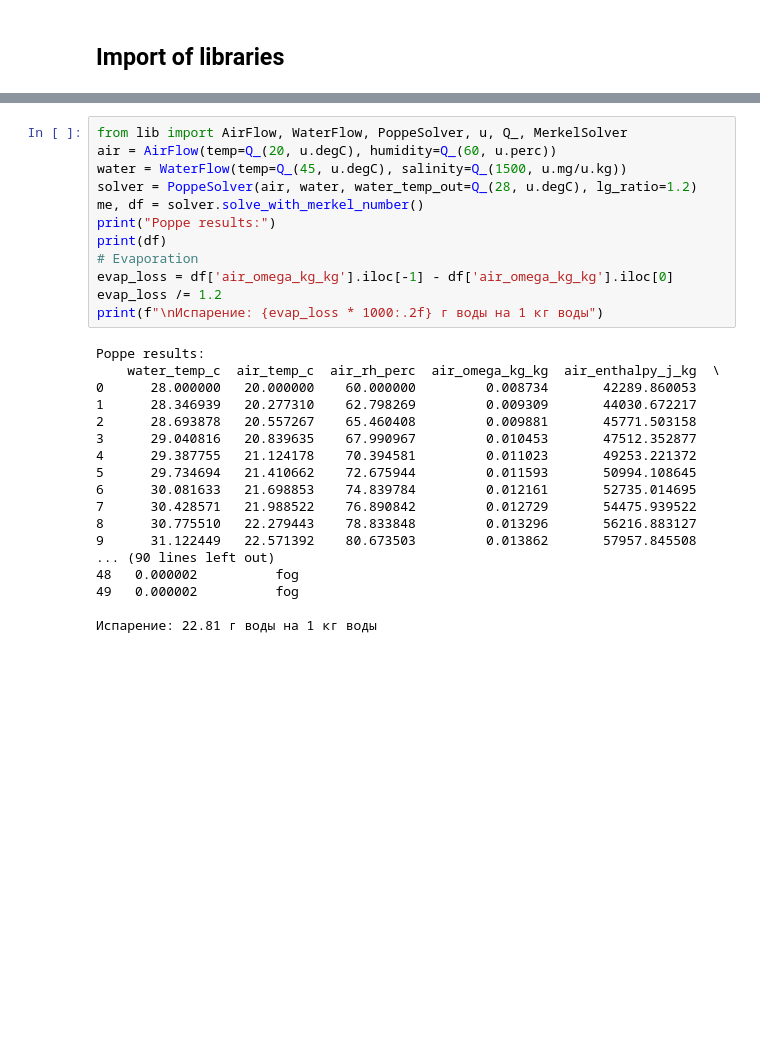
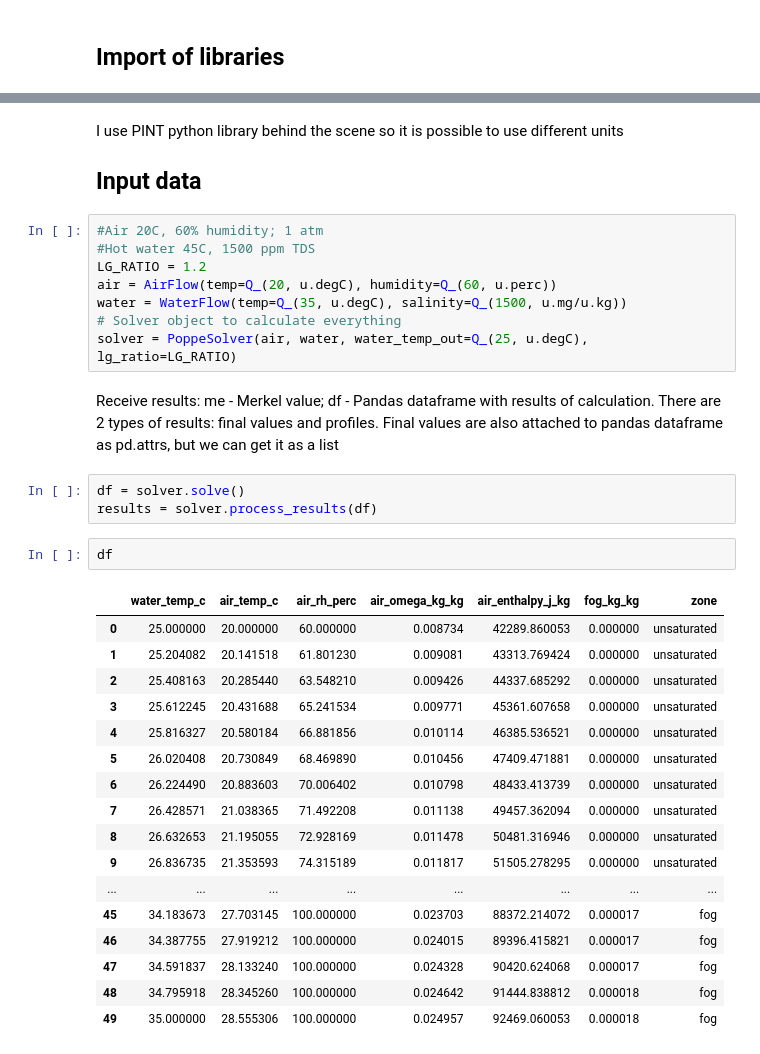
Before and after one commit to fscontrol/water_calc, a Jupyter notebook: poppe.ipynb, the cells around one changed output, grey strips where cells are left out. Cells and saved outputs as stored; diff of their text form; blank space fills up the shorter version.

```diff
--- a/poppe.ipynb
+++ b/poppe.ipynb
@@ -5,30 +13,37 @@
+# %% [markdown]
+I use PINT python library behind the scene so it is possible to use different units
+
+## Input data
 # %%
-from lib import AirFlow, WaterFlow, PoppeSolver, u, Q_, MerkelSolver
+#Air 20C, 60% humidity; 1 atm
+#Hot water 45C, 1500 ppm TDS
+LG_RATIO = 1.2
 air = AirFlow(temp=Q_(20, u.degC), humidity=Q_(60, u.perc))
-water = WaterFlow(temp=Q_(45, u.degC), salinity=Q_(1500, u.mg/u.kg))
-solver = PoppeSolver(air, water, water_temp_out=Q_(28, u.degC), lg_ratio=1.2)
-me, df = solver.solve_with_merkel_number()
-print("Poppe results:")
-print(df)
-# Evaporation
-evap_loss = df['air_omega_kg_kg'].iloc[-1] - df['air_omega_kg_kg'].iloc[0]
-evap_loss /= 1.2
-print(f"\nИспарение: {evap_loss * 1000:.2f} г воды на 1 кг воды")
+water = WaterFlow(temp=Q_(35, u.degC), salinity=Q_(1500, u.mg/u.kg))
+# Solver object to calculate everything
+solver = PoppeSolver(air, water, water_temp_out=Q_(25, u.degC), lg_ratio=LG_RATIO)
-# %% [output]
-Poppe results:
-    water_temp_c  air_temp_c  air_rh_perc  air_omega_kg_kg  air_enthalpy_j_kg  \
-0      28.000000   20.000000    60.000000         0.008734       42289.860053
-1      28.346939   20.277310    62.798269         0.009309       44030.672217
-2      28.693878   20.557267    65.460408         0.009881       45771.503158
-3      29.040816   20.839635    67.990967         0.010453       47512.352877
-4      29.387755   21.124178    70.394581         0.011023       49253.221372
-5      29.734694   21.410662    72.675944         0.011593       50994.108645
-6      30.081633   21.698853    74.839784         0.012161       52735.014695
-7      30.428571   21.988522    76.890842         0.012729       54475.939522
-8      30.775510   22.279443    78.833848         0.013296       56216.883127
-9      31.122449   22.571392    80.673503         0.013862       57957.845508
-... (90 lines left out)
-48   0.000002          fog
-49   0.000002          fog
-
-Испарение: 22.81 г воды на 1 кг воды
+# %% [markdown]
+Receive results: me - Merkel value; df - Pandas dataframe with results of calculation. There are 2 types of results: final values and profiles. Final values are also attached to pandas dataframe as pd.attrs, but we can get it as a list
+# %%
+df = solver.solve()
+results = solver.process_results(df)
+# %%
+df
+# %% [output]
+|  | water_temp_c | air_temp_c | air_rh_perc | air_omega_kg_kg | air_enthalpy_j_kg | fog_kg_kg | zone |
+| 0 | 25.000000 | 20.000000 | 60.000000 | 0.008734 | 42289.860053 | 0.000000 | unsaturated |
+| 1 | 25.204082 | 20.141518 | 61.801230 | 0.009081 | 43313.769424 | 0.000000 | unsaturated |
+| 2 | 25.408163 | 20.285440 | 63.548210 | 0.009426 | 44337.685292 | 0.000000 | unsaturated |
+| 3 | 25.612245 | 20.431688 | 65.241534 | 0.009771 | 45361.607658 | 0.000000 | unsaturated |
+| 4 | 25.816327 | 20.580184 | 66.881856 | 0.010114 | 46385.536521 | 0.000000 | unsaturated |
+| 5 | 26.020408 | 20.730849 | 68.469890 | 0.010456 | 47409.471881 | 0.000000 | unsaturated |
+| 6 | 26.224490 | 20.883603 | 70.006402 | 0.010798 | 48433.413739 | 0.000000 | unsaturated |
+| 7 | 26.428571 | 21.038365 | 71.492208 | 0.011138 | 49457.362094 | 0.000000 | unsaturated |
+| 8 | 26.632653 | 21.195055 | 72.928169 | 0.011478 | 50481.316946 | 0.000000 | unsaturated |
+| 9 | 26.836735 | 21.353593 | 74.315189 | 0.011817 | 51505.278295 | 0.000000 | unsaturated |
+| ... | ... | ... | ... | ... | ... | ... | ... |
+| 45 | 34.183673 | 27.703145 | 100.000000 | 0.023703 | 88372.214072 | 0.000017 | fog |
+| 46 | 34.387755 | 27.919212 | 100.000000 | 0.024015 | 89396.415821 | 0.000017 | fog |
+| 47 | 34.591837 | 28.133240 | 100.000000 | 0.024328 | 90420.624068 | 0.000017 | fog |
+| 48 | 34.795918 | 28.345260 | 100.000000 | 0.024642 | 91444.838812 | 0.000018 | fog |
+| 49 | 35.000000 | 28.555306 | 100.000000 | 0.024957 | 92469.060053 | 0.000018 | fog |
```
Also changed, not shown: parts of 22 cells of this notebook, 1 other file.
